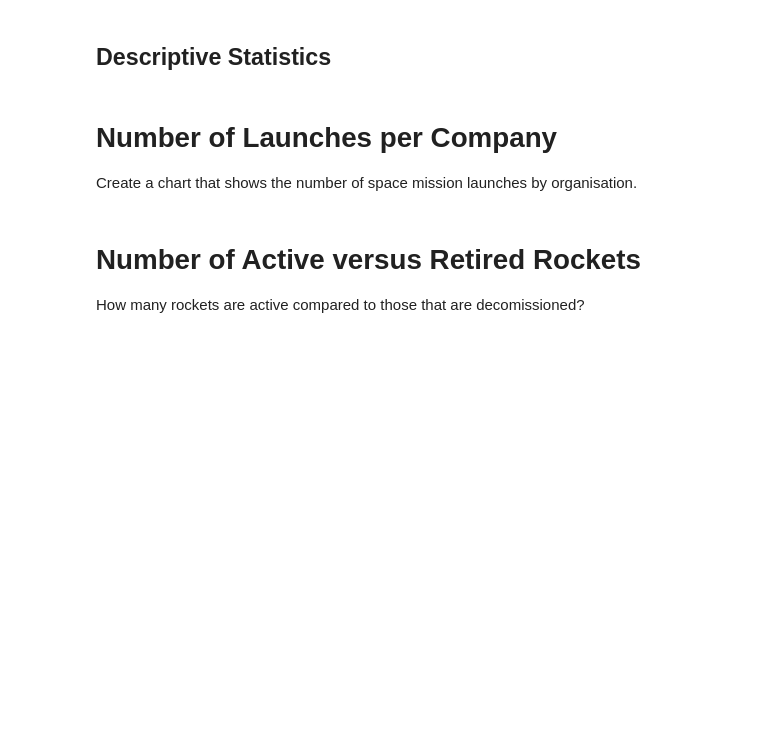
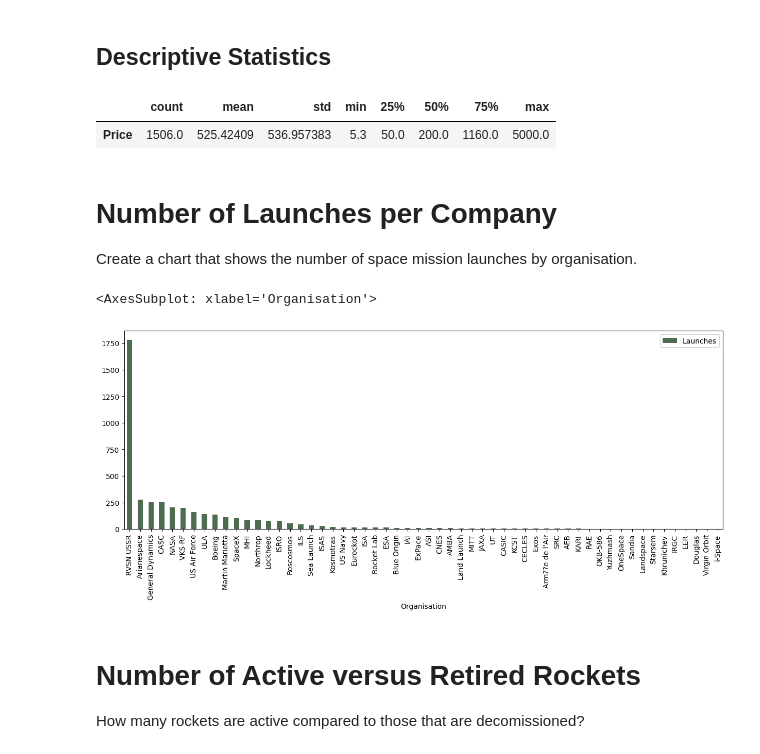
Before and after one commit to yazanismail1/space-race, a Jupyter notebook: main.ipynb, the cells around one changed output. Saved outputs shown, nothing was run; the diff lists cells and outputs as text; code cells hidden in the pictures; blank space fills up the shorter version.

```diff
--- a/main.ipynb
+++ b/main.ipynb
@@ -24,3 +47,9 @@ df_data = pd.read_csv('mission_launches.csv')
 ## Data Cleaning - Check for Missing Values and Duplicates
 
 Consider removing columns containing junk data.
+# %%
+df_data["Date"] = pd.to_datetime(df_data['Date'])
+df_data["Year"] = df_data['Date'].apply(lambda datetime: datetime.year)
+df_data["Month"] = df_data['Date'].apply(lambda datetime: datetime.month)
+# %%
+df = df_data.drop(["Unnamed: 0.1", "Unnamed: 0"], axis=1)
@@ -26,0 +74,6 @@ Consider removing columns containing junk data.
+# %%
+df["Price"].iloc[1916] = 5000
+df["Price"].iloc[2000] = 5000
+df["Price"].iloc[3149:3717] = 1160
+df.dropna()
+df["Price"] = df["Price"].astype(float)
@@ -27,9 +93,22 @@ Consider removing columns containing junk data.
 # %% [markdown]
 ## Descriptive Statistics
+# %%
+df[["Price"]].describe().transpose()
+# %% [output]
+|  | count | mean | std | min | 25% | 50% | 75% | max |
+| Price | 1506.0 | 525.42409 | 536.957383 | 5.3 | 50.0 | 200.0 | 1160.0 | 5000.0 |
 # %% [markdown]
 # Number of Launches per Company
 
 Create a chart that shows the number of space mission launches by organisation.
+# %%
+df["Launches"] = 1
+# %%
+df[["Organisation", "Launches"]].groupby("Organisation").count().sort_values(by="Launches",
+ascending=False).plot.bar(figsize=(15,5), color="#4E6C50")
+# %% [output]
+<AxesSubplot: xlabel='Organisation'>
+[figure, added]
 # %% [markdown]
 # Number of Active versus Retired Rockets
 
```
Also changed, not shown: parts of 39 cells of this notebook, 2 other files.
